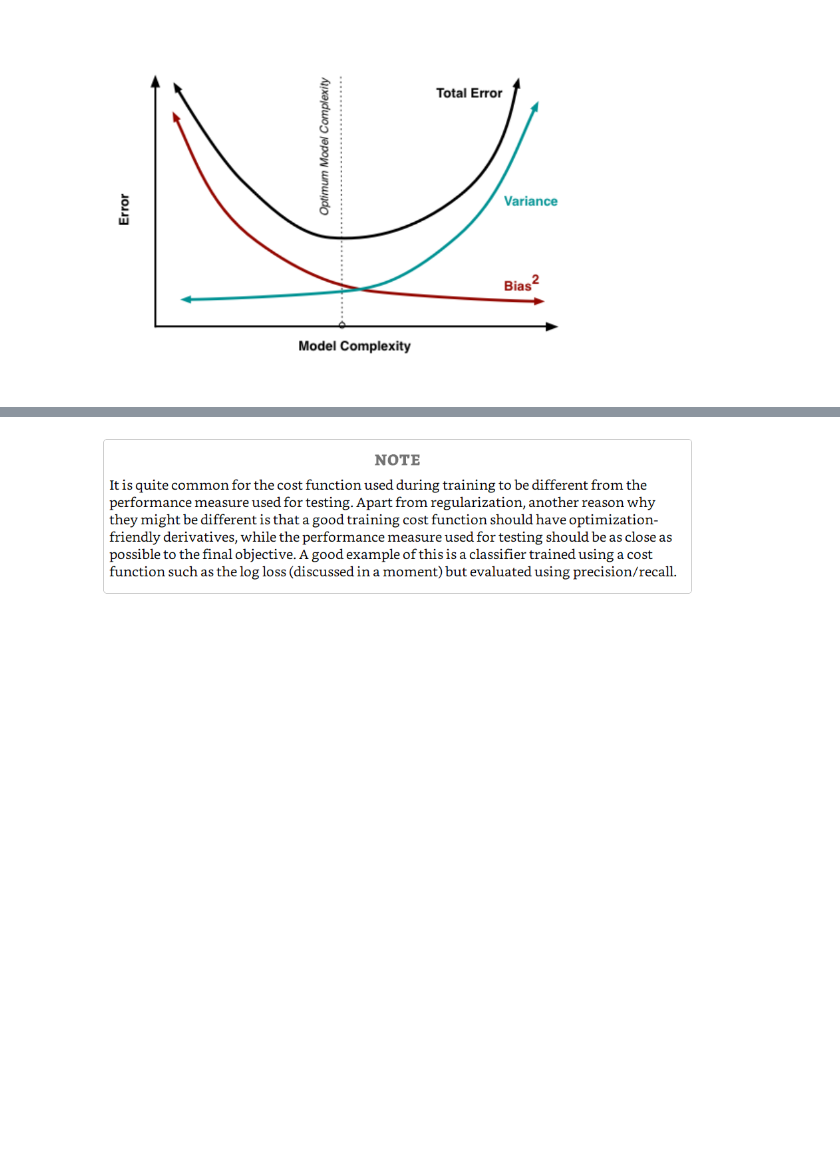
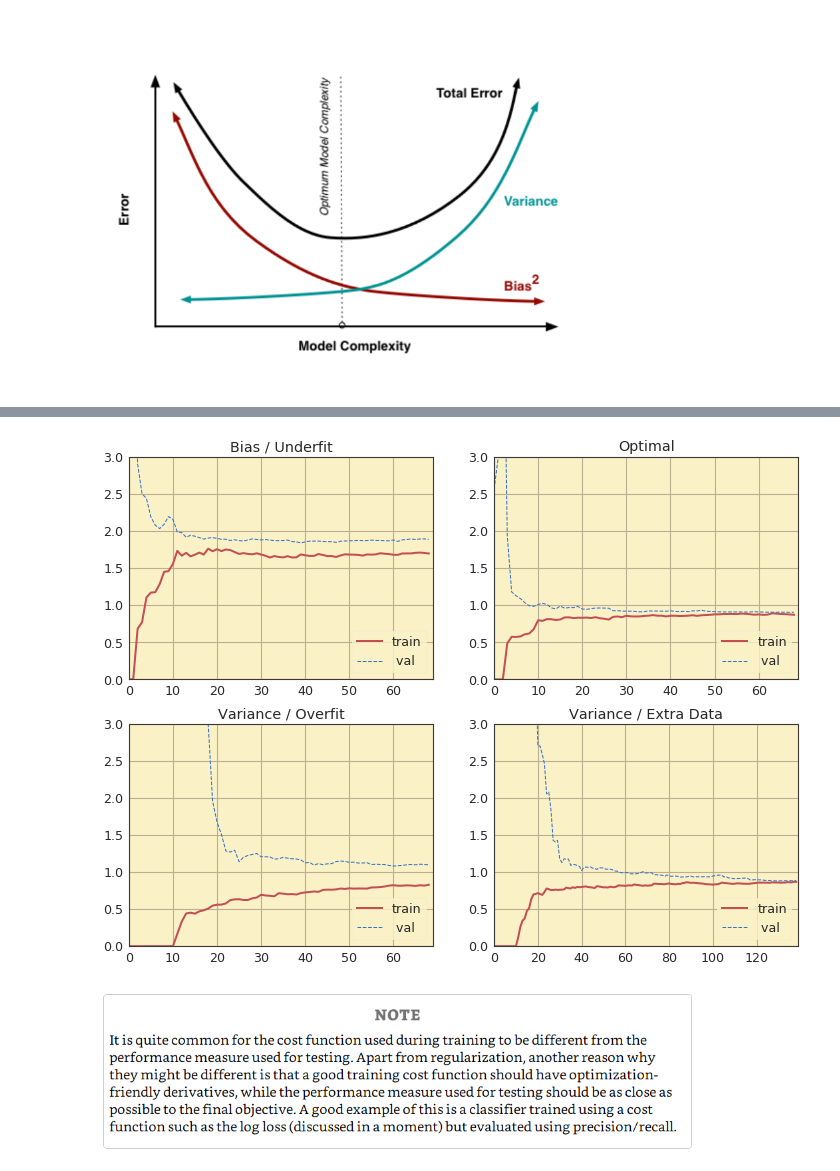
Before and after one commit to garcia-alex/ml-workflows, a Jupyter notebook: ch04.ipynb, the cells around one changed output, grey strips where cells are left out. Saved outputs shown, nothing was run; the diff lists cells and outputs as text; code cells hidden in the pictures; blank space fills up the shorter version.

```diff
--- a/ch04.ipynb
+++ b/ch04.ipynb
@@ -267,3 +266,7 @@ plot_lcs(et, ev, et_, ev_, et__, ev__)
+# %%
+bias_variance_tests(learning_curves, n=10, aggr='median')
+# %% [output]
+[figure, added]
 # %%
 Image(f'{PATH_SCREENSHOTS}/ch04/cost_train_test.png', width=600)
 # %% [output]
```
Also changed, not shown: parts of 4 cells of this notebook, 1 other file.
